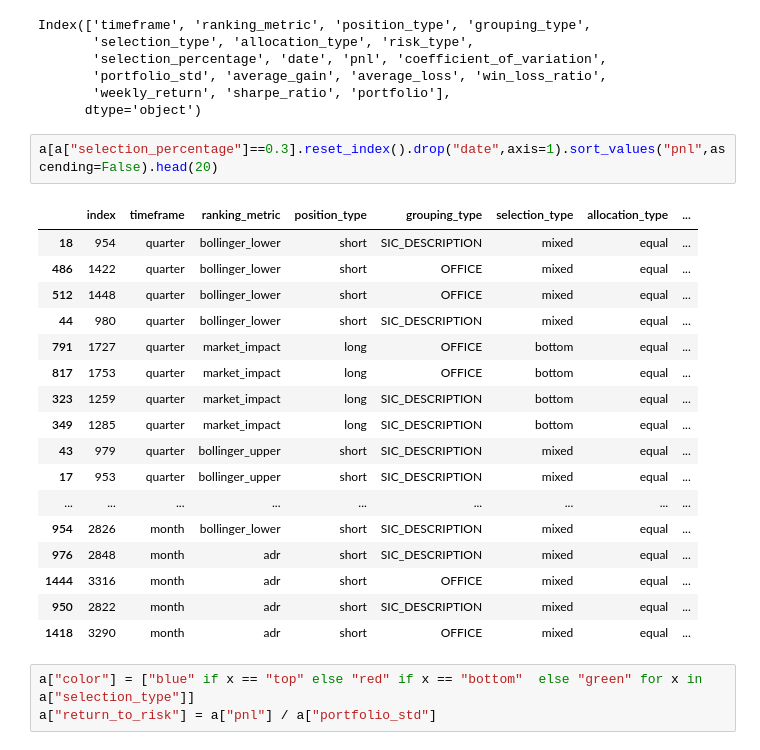
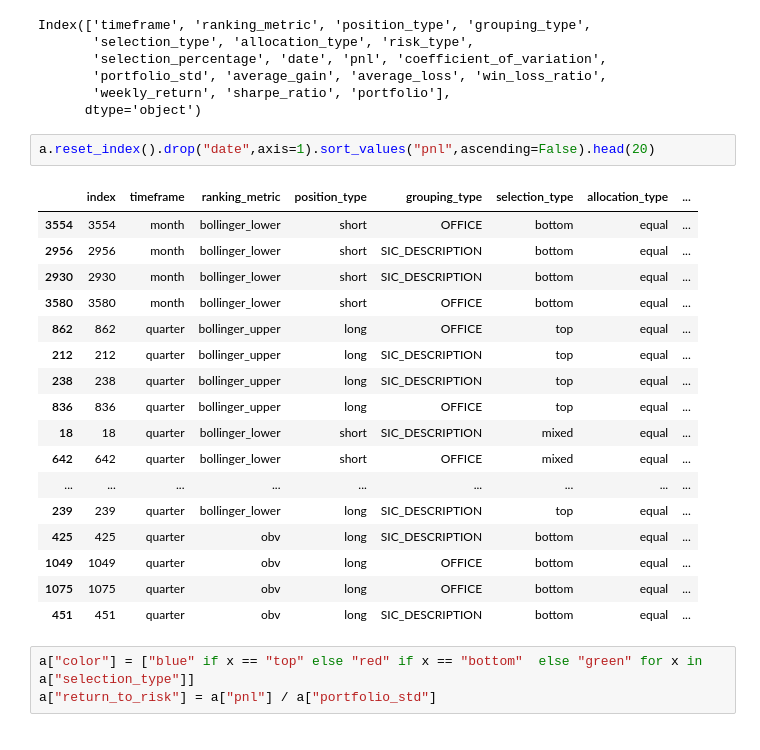
Before and after one commit to chung-ejy/orivault, a Jupyter notebook: studies/swing_trading_study/speculation_basic_crypto.ipynb, the cells around one changed output. Saved outputs shown, nothing was run; the diff lists cells and outputs as text.

```diff
--- a/studies/swing_trading_study/speculation_basic_crypto.ipynb
+++ b/studies/swing_trading_study/speculation_basic_crypto.ipynb
@@ -125,25 +125,25 @@ Index(['timeframe', 'ranking_metric', 'position_type', 'grouping_type',
        'weekly_return', 'sharpe_ratio', 'portfolio'],
       dtype='object')
 # %%
-a[a["selection_percentage"]==0.3].reset_index().drop("date",axis=1).sort_values("pnl",ascending=False).head(20)
+a.reset_index().drop("date",axis=1).sort_values("pnl",ascending=False).head(20)
 # %% [output]
 |  | index | timeframe | ranking_metric | position_type | grouping_type | selection_type | allocation_type | ... |
-| 18 | 954 | quarter | bollinger_lower | short | SIC_DESCRIPTION | mixed | equal | ... |
-| 486 | 1422 | quarter | bollinger_lower | short | OFFICE | mixed | equal | ... |
-| 512 | 1448 | quarter | bollinger_lower | short | OFFICE | mixed | equal | ... |
-| 44 | 980 | quarter | bollinger_lower | short | SIC_DESCRIPTION | mixed | equal | ... |
-| 791 | 1727 | quarter | market_impact | long | OFFICE | bottom | equal | ... |
-| 817 | 1753 | quarter | market_impact | long | OFFICE | bottom | equal | ... |
-| 323 | 1259 | quarter | market_impact | long | SIC_DESCRIPTION | bottom | equal | ... |
-| 349 | 1285 | quarter | market_impact | long | SIC_DESCRIPTION | bottom | equal | ... |
-| 43 | 979 | quarter | bollinger_upper | short | SIC_DESCRIPTION | mixed | equal | ... |
-| 17 | 953 | quarter | bollinger_upper | short | SIC_DESCRIPTION | mixed | equal | ... |
+| 3554 | 3554 | month | bollinger_lower | short | OFFICE | bottom | equal | ... |
+| 2956 | 2956 | month | bollinger_lower | short | SIC_DESCRIPTION | bottom | equal | ... |
+| 2930 | 2930 | month | bollinger_lower | short | SIC_DESCRIPTION | bottom | equal | ... |
+| 3580 | 3580 | month | bollinger_lower | short | OFFICE | bottom | equal | ... |
+| 862 | 862 | quarter | bollinger_upper | long | OFFICE | top | equal | ... |
+| 212 | 212 | quarter | bollinger_upper | long | SIC_DESCRIPTION | top | equal | ... |
+| 238 | 238 | quarter | bollinger_upper | long | SIC_DESCRIPTION | top | equal | ... |
+| 836 | 836 | quarter | bollinger_upper | long | OFFICE | top | equal | ... |
+| 18 | 18 | quarter | bollinger_lower | short | SIC_DESCRIPTION | mixed | equal | ... |
+| 642 | 642 | quarter | bollinger_lower | short | OFFICE | mixed | equal | ... |
 | ... | ... | ... | ... | ... | ... | ... | ... | ... |
-| 954 | 2826 | month | bollinger_lower | short | SIC_DESCRIPTION | mixed | equal | ... |
-| 976 | 2848 | month | adr | short | SIC_DESCRIPTION | mixed | equal | ... |
-| 1444 | 3316 | month | adr | short | OFFICE | mixed | equal | ... |
-| 950 | 2822 | month | adr | short | SIC_DESCRIPTION | mixed | equal | ... |
-| 1418 | 3290 | month | adr | short | OFFICE | mixed | equal | ... |
+| 239 | 239 | quarter | bollinger_lower | long | SIC_DESCRIPTION | top | equal | ... |
+| 425 | 425 | quarter | obv | long | SIC_DESCRIPTION | bottom | equal | ... |
+| 1049 | 1049 | quarter | obv | long | OFFICE | bottom | equal | ... |
+| 1075 | 1075 | quarter | obv | long | OFFICE | bottom | equal | ... |
+| 451 | 451 | quarter | obv | long | SIC_DESCRIPTION | bottom | equal | ... |
 # %%
 a["color"] = ["blue" if x == "top" else "red" if x == "bottom"  else "green" for x in a["selection_type"]]
 a["return_to_risk"] = a["pnl"] / a["portfolio_std"]
```
Also changed, not shown: parts of 5 cells of this notebook, 2 other files.
